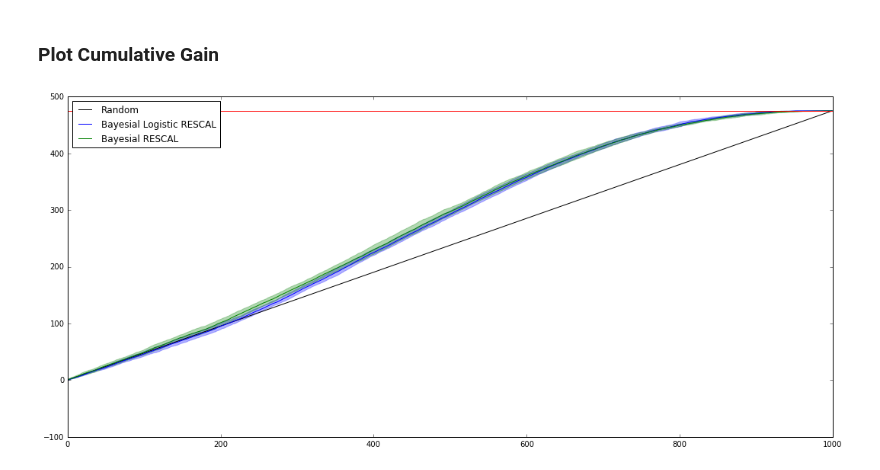
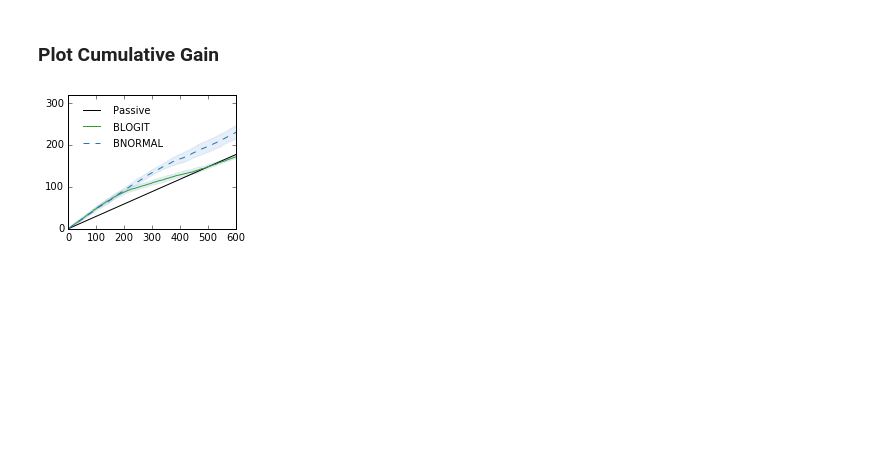
Before and after one commit to dongwookim-ml/almc, a Jupyter notebook: bayesian_rescal/Bayesian_logit_rescal_with_toy_dataset.ipynb, the cells around one changed output. Drawn from its saved outputs; the diff is of its cells as text; code cells hidden in the pictures; blank space fills up the shorter version.

```diff
--- a/bayesian_rescal/Bayesian_logit_rescal_with_toy_dataset.ipynb
+++ b/bayesian_rescal/Bayesian_logit_rescal_with_toy_dataset.ipynb
@@ -52,28 +78,56 @@ for nt in range(n_test):
     def finalize(nt):
         # function argument closure
         def inner(rval):
-            normal_gain[nt] = np.cumsum([X[s] for s in rval])
+            regret = np.zeros(total)
+            cnt = 0
+            for i, s in enumerate(rval):
+                cnt += X[s]
+                if cnt >= true_sum:
+                    regret[i] = 0
+                else:
+                    regret[i] = 1 - X[s]
+
+            normal_gain[nt] = np.cumsum(regret)
         return inner
     _callback = finalize(nt)
-    model = PFBayesianRescal(n_dim, n_particles=n_particle, compositional=False)
-    pool.apply_async(model.fit, args=(X, np.zeros_like(X), ), callback=_callback)
+    model = PFBayesianRescal(n_dim, n_particles=n_particle, compute_score=False)
+#     seq = model.fit(X, np.zeros_like(X), max_iter=total)
+#     _callback(seq)
+
+    pool.apply_async(model.fit, args=(X, np.zeros_like(X), total, ), callback=_callback)
 pool.close()
 pool.join()
+
+pickle.dump([normal_gain, logit_gain], open('../result/toy_logit_vs_normal/toy_logit_vs_normal_%d_%d_%d.pkl' % (n_entity,n_relation,n_dim), 'wb'))
 # %% [markdown]
 ### Plot Cumulative Gain
 # %%
-fig = plt.figure(figsize=(18,8))
+n_dim = 5
+n_relation = 10
+n_entity = 10
 
-ratio = np.sum(X)/np.prod(X.shape)
-plt.plot(np.cumsum([ratio for i in range(total)]), label='Random', c='k')
-plt.plot(np.mean(logit_gain, 0), label='Bayesial Logistic RESCAL', c='b')
-plt.fill_between(range(total), np.mean(logit_gain, 0)-np.std(logit_gain, 0), np.mean(logit_gain, 0)+np.std(logit_gain, 0), alpha=0.3, color='b')
+total = n_relation * n_entity**2
 
-plt.plot(np.mean(normal_gain, 0), label='Bayesial RESCAL', c='g')
-plt.fill_between(range(total), np.mean(normal_gain, 0)-np.std(normal_gain, 0), np.mean(normal_gain, 0)+np.std(normal_gain, 0), alpha=0.3, color='g')
+normal_gain, logit_gain = pickle.load(open('../result/toy_logit_vs_normal/toy_logit_vs_normal_%d_%d_%d.pkl' % (n_entity,n_relation,n_dim), 'rb'))
 
-plt.axhline(y=np.sum(X), xmin=0, xmax=total, c='r')
-plt.legend(loc='upper left')
+plt.figure(figsize=(3,2.4))
+
+ratio = (total-np.sum(X))/np.prod(X.shape)
+ratio = 295/np.prod(X.shape)
+plt.plot(np.cumsum([ratio for i in range(total)]), label='Passive', c='k')
+plt.plot(np.mean(logit_gain, 0), label='BLOGIT', c=color[4])
+plt.fill_between(range(total), np.mean(logit_gain, 0)-np.std(logit_gain, 0), np.mean(logit_gain, 0)+np.std(logit_gain, 0), alpha=0.3, color=color[1])
+
+plt.plot(np.mean(normal_gain, 0), '--', label='BNORMAL', c=color[0])
+plt.fill_between(range(total), np.mean(normal_gain, 0)-np.std(normal_gain, 0), np.mean(normal_gain, 0)+np.std(normal_gain, 0), alpha=0.3, color=color[1])
+
+#plt.axhline(y=np.sum(X), xmin=0, xmax=total, c='r')
+plt.legend(loc='upper left', frameon=False)
+plt.setp(plt.gca().get_legend().get_texts(), fontsize='10')
+plt.xlim((0,600))
+plt.ylim((0,320))
+plt.locator_params(axis = 'y', nbins = 5)
+plt.savefig('../paper/images/toy_logit_vs_normal_%d_%d_%d.pdf' % (n_entity,n_relation,n_dim), format='PDF', bbox_inches='tight', pad_inches=0.1)
 plt.show()
 # %% [output]
-[figure, old version]
+[figure, new version]
```
Also changed, not shown: parts of 3 cells of this notebook, 16 other files.
